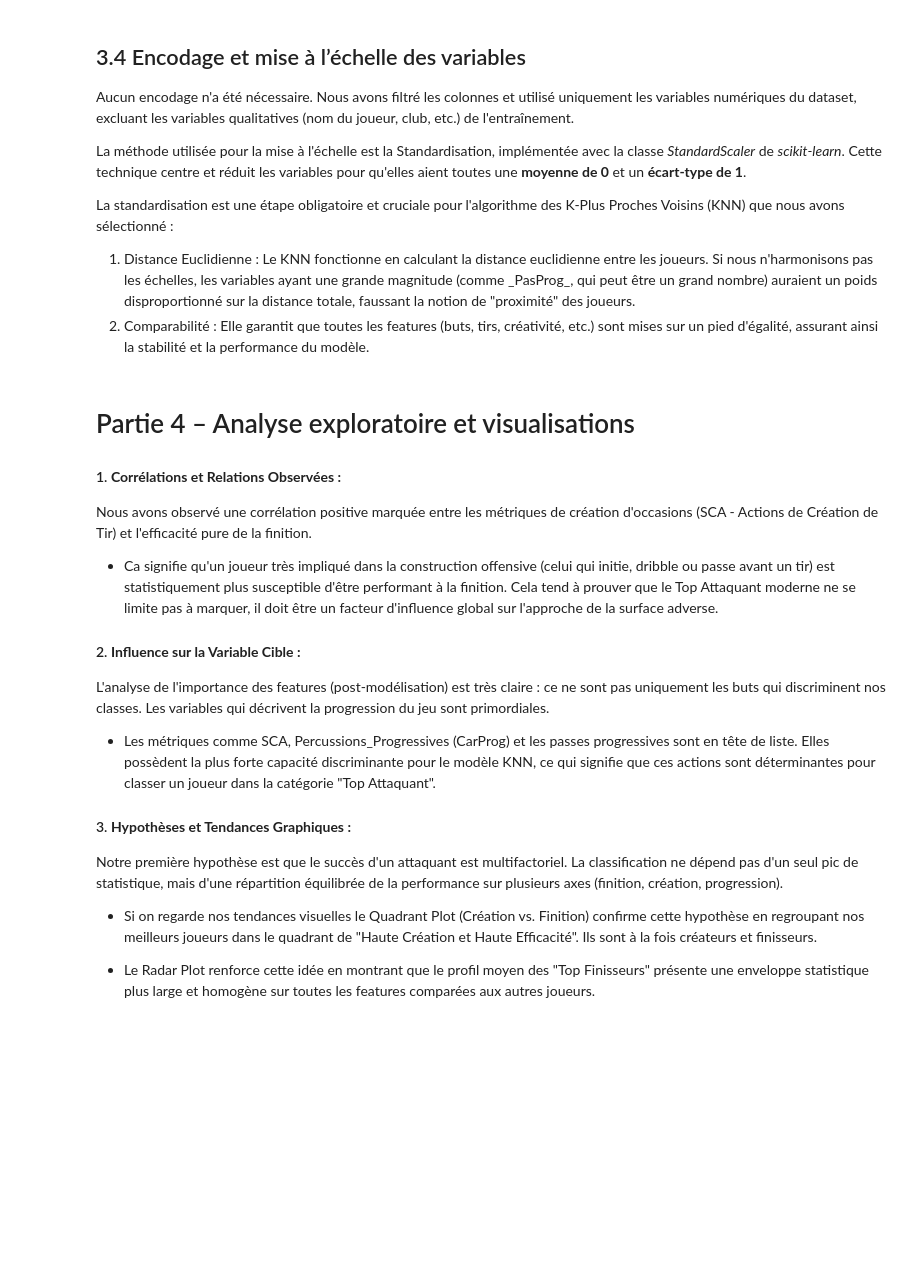
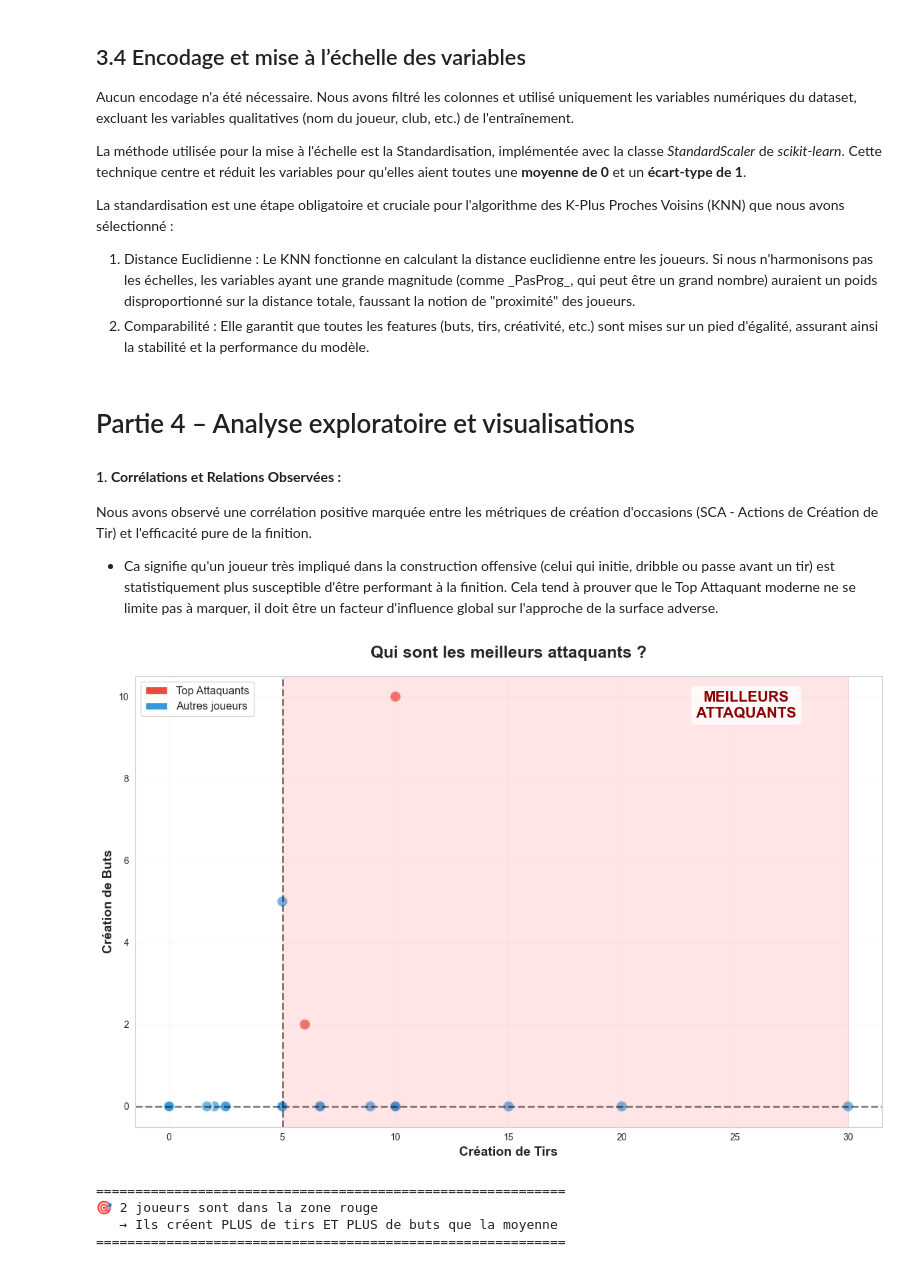
Before and after one commit to Nepsyno/data_analyse_topAttack, a Jupyter notebook: Rapport_Projet.ipynb, the cells around one changed output. Saved outputs shown, nothing was run; the diff lists cells and outputs as text; code cells hidden in the pictures; blank space fills up the shorter version.

Commit message:
integrate code to visualize and delete unused assets

```diff
--- a/Rapport_Projet.ipynb
+++ b/Rapport_Projet.ipynb
@@ -224,13 +239,65 @@ La standardisation est une étape obligatoire et cruciale pour l'algorithme des
 #### 1. **Corrélations et Relations Observées :**
  Nous avons observé une corrélation positive marquée entre les métriques de création d'occasions (SCA - Actions de Création de Tir) et l'efficacité pure de la finition.
 - Ca signifie qu'un joueur très impliqué dans la construction offensive (celui qui initie, dribble ou passe avant un tir) est statistiquement plus susceptible d'être performant à la finition. Cela tend à prouver que le Top Attaquant moderne ne se limite pas à marquer, il doit être un facteur d'influence global sur l'approche de la surface adverse.
-
-#### 2. **Influence sur la Variable Cible :**
-L'analyse de l'importance des features (post-modélisation) est très claire : ce ne sont pas uniquement les buts qui discriminent nos classes. Les variables qui décrivent la progression du jeu sont primordiales.
-- Les métriques comme SCA, Percussions_Progressives (CarProg) et les passes progressives sont en tête de liste. Elles possèdent la plus forte capacité discriminante pour le modèle KNN, ce qui signifie que ces actions sont déterminantes pour classer un joueur dans la catégorie "Top Attaquant".
-
-#### 3. **Hypothèses et Tendances Graphiques :**
-Notre première hypothèse est que le succès d'un attaquant est multifactoriel. La classification ne dépend pas d'un seul pic de statistique, mais d'une répartition équilibrée de la performance sur plusieurs axes (finition, création, progression).
-- Si on regarde nos tendances visuelles le Quadrant Plot (Création vs. Finition) confirme cette hypothèse en regroupant nos meilleurs joueurs dans le quadrant de "Haute Création et Haute Efficacité". Ils sont à la fois créateurs et finisseurs.
-
-- Le Radar Plot renforce cette idée en montrant que le profil moyen des "Top Finisseurs" présente une enveloppe statistique plus large et homogène sur toutes les features comparées aux autres joueurs.
+# %%
+plt.figure(figsize=(12, 8))
+
+# Filtrer les joueurs avec au moins 6 tirs
+df_filtered = df[(df['Shots'] >= 6)].copy()
+
+# Calculer les médianes
+median_sca = df_filtered['SCA'].median()
+median_gca = df_filtered['GCA'].median()
+
+# Identifier les top attaquants
+df_filtered['TopAttacker'] = np.where(
+    (df_filtered['GCA'] > median_gca) &
+    (df_filtered['SCA'] > median_sca), 1, 0
+)
+
+colors = ['#3498db' if x == 0 else '#e74c3c' for x in df_filtered['TopAttacker']]
+plt.scatter(
+    df_filtered['SCA'],
+    df_filtered['GCA'],
+    c=colors,
+    s=150,
+    alpha=0.7,
+    edgecolors='white',
+    linewidth=2
+)
+
+plt.axvline(median_sca, color='black', linestyle='--', linewidth=2, alpha=0.5)
+plt.axhline(median_gca, color='black', linestyle='--', linewidth=2, alpha=0.5)
+
+plt.axvspan(median_sca, df_filtered['SCA'].max(), median_gca, df_filtered['GCA'].max(),
+            alpha=0.1, color='red')
+plt.text(df_filtered['SCA'].max() * 0.85, df_filtered['GCA'].max() * 0.95,
+         'MEILLEURS\nATTAQUANTS',
+         fontsize=16, weight='bold', ha='center', color='darkred',
+         bbox=dict(boxstyle='round', facecolor='white', alpha=0.8))
+
+plt.title('Qui sont les meilleurs attaquants ?', fontsize=18, weight='bold', pad=20)
+plt.xlabel('Création de Tirs', fontsize=14, weight='bold')
+plt.ylabel('Création de Buts', fontsize=14, weight='bold')
+
+legend_elements = [
+    Patch(facecolor='#e74c3c', label='Top Attaquants'),
+    Patch(facecolor='#3498db', label='Autres joueurs')
+]
+plt.legend(handles=legend_elements, fontsize=12, loc='upper left', frameon=True)
+
+plt.grid(True, alpha=0.2, linestyle='-', linewidth=0.5)
+
+plt.tight_layout()
+plt.show()
+
+print("\n" + "="*60)
+print(f"🎯 {len(df_filtered[df_filtered['TopAttacker'] == 1])} joueurs sont dans la zone rouge")
+print(f"   → Ils créent PLUS de tirs ET PLUS de buts que la moyenne")
+print("="*60)
+# %% [output]
+[figure, added]
+============================================================
+🎯 2 joueurs sont dans la zone rouge
+   → Ils créent PLUS de tirs ET PLUS de buts que la moyenne
+============================================================
```
Also changed, not shown: parts of 6 cells of this notebook, 4 other files.
